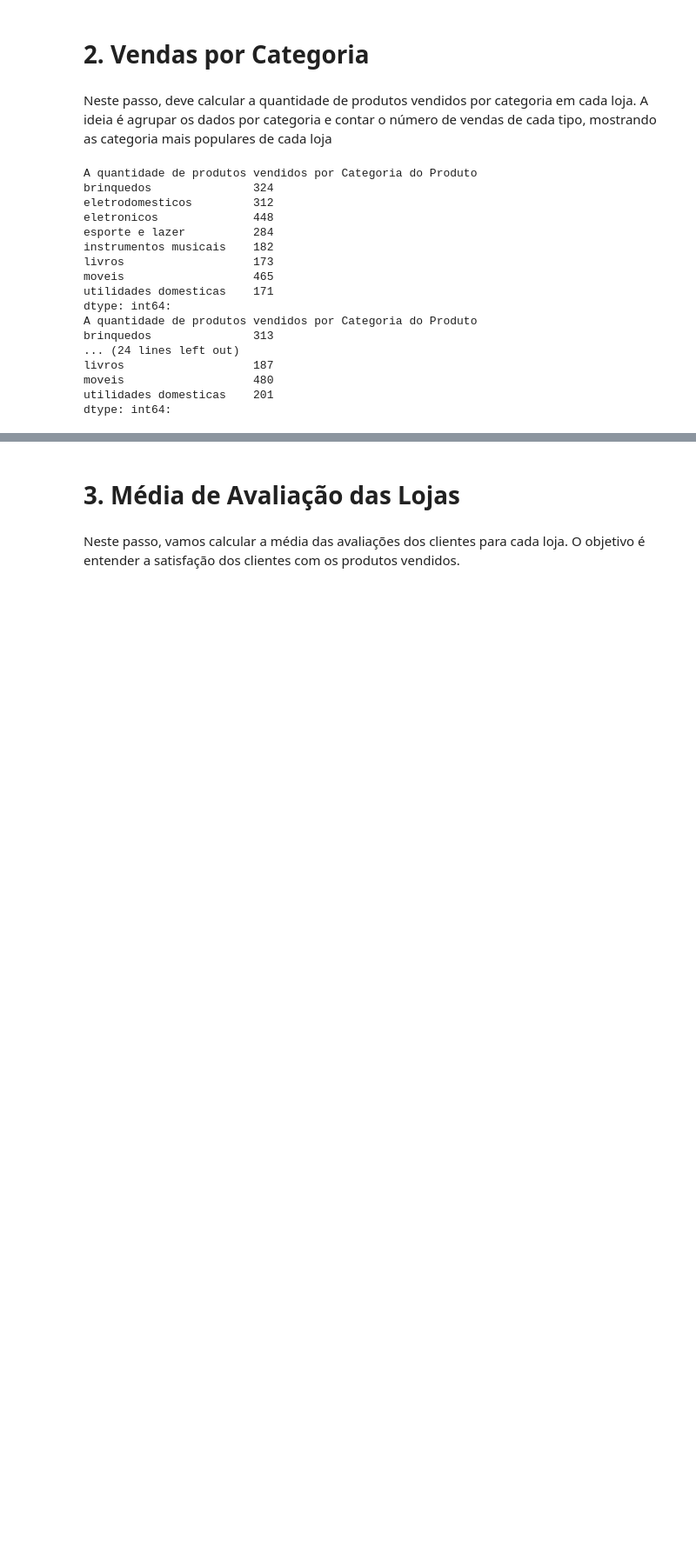
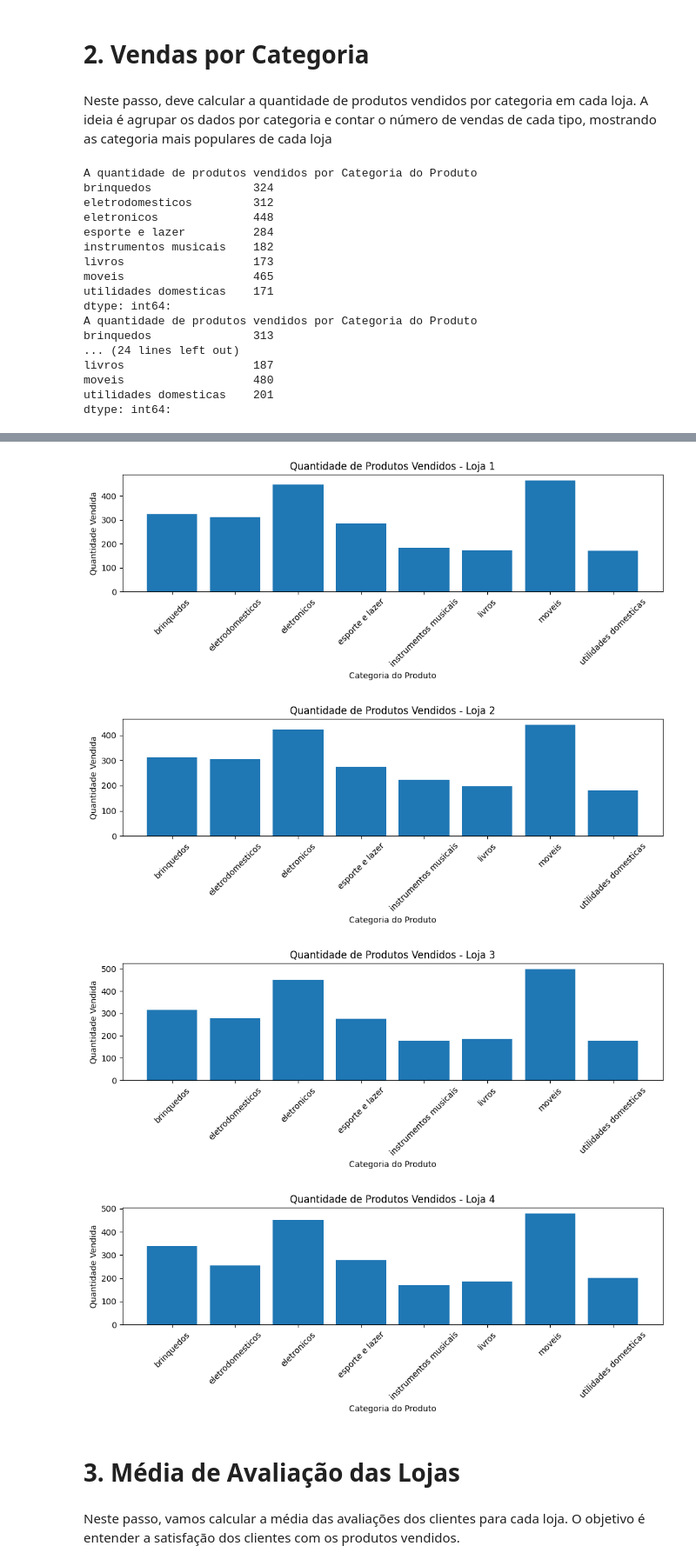
Before and after one commit to paulaferreirao/challenge-alura-store, a Jupyter notebook: AluraStoreBr.ipynb, the cells around one changed output, grey strips where cells are left out. Shown: that part at 87% size. Cells and saved outputs as stored; diff of their text form; code cells hidden in the pictures; blank space fills up the shorter version.

```diff
--- a/AluraStoreBr.ipynb
+++ b/AluraStoreBr.ipynb
@@ -124,3 +146,26 @@ plt.show()
+# %%
+# Lista com os dados e nomes das lojas
+dados_lojas = [
+    (qtd_produtos_loja1, 'Loja 1'),
+    (qtd_produtos_loja2, 'Loja 2'),
+    (qtd_produtos_loja3, 'Loja 3'),
+    (qtd_produtos_loja4, 'Loja 4')
+]
+
+for dados, nome in dados_lojas:
+    plt.figure(figsize=(10, 4))
+    plt.bar(dados.index, dados.values)
+    plt.title(f'Quantidade de Produtos Vendidos - {nome}')
+    plt.xlabel('Categoria do Produto')
+    plt.ylabel('Quantidade Vendida')
+    plt.xticks(rotation=45)
+    plt.tight_layout()
+    plt.show()
+# %% [output]
+[figure, added]
+[figure, added]
+[figure, added]
+[figure, added]
 # %% [markdown]
 # 3. Média de Avaliação das Lojas
 # %% [markdown]
```
Also changed, not shown: parts of 4 cells of this notebook.
